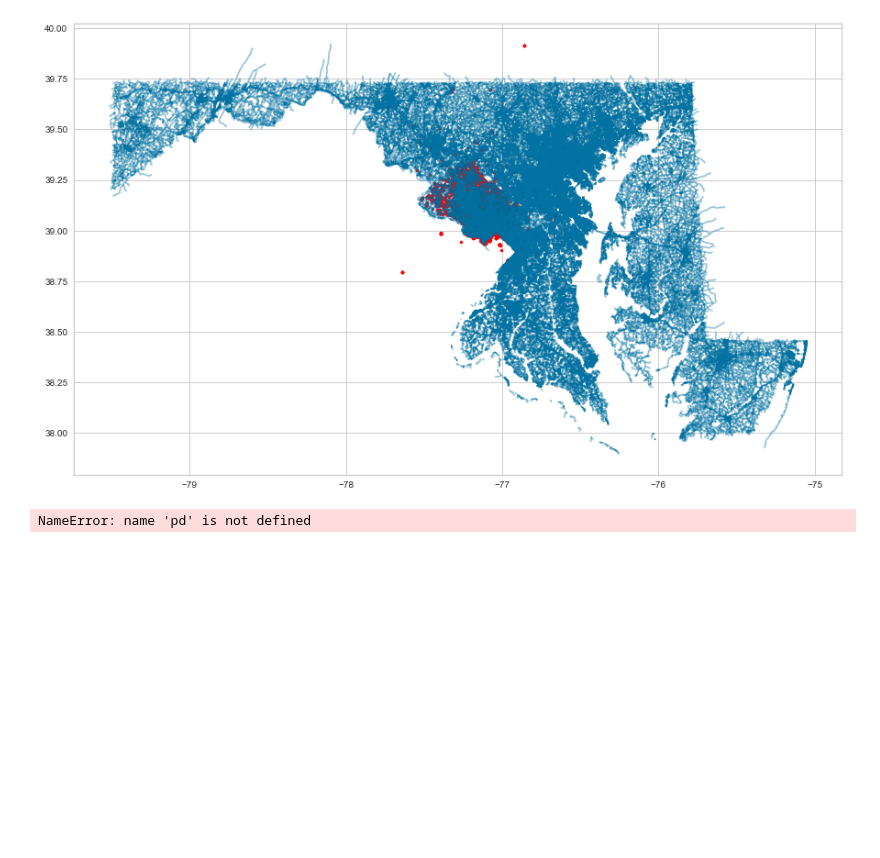
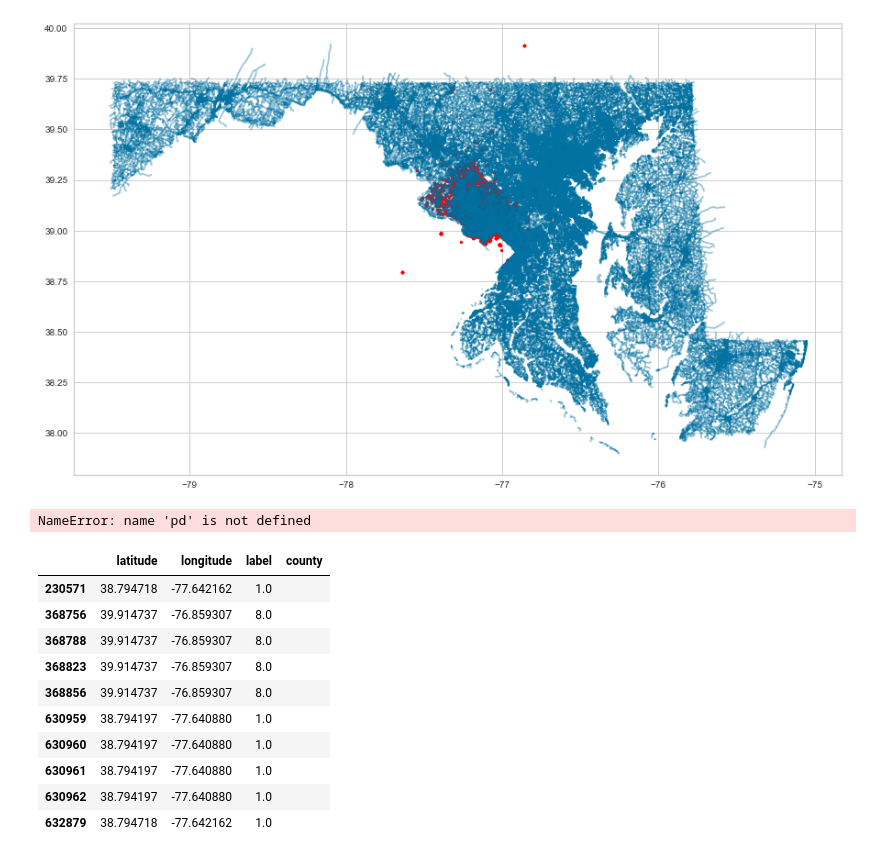
Before and after one commit to matlockhart/cs5830_final, a Jupyter notebook: final.ipynb, the cells around one changed output. Cells and saved outputs as stored; diff of their text form; code cells hidden in the pictures; blank space fills up the shorter version.

```diff
--- a/final.ipynb
+++ b/final.ipynb
@@ -367,0 +368,14 @@ for index, row in location_with_label_df.iterrows():
+# %%
+location_with_label_df[location_with_label_df['county'] == '']
+# %% [output]
+|  | latitude | longitude | label | county |
+| 230571 | 38.794718 | -77.642162 | 1.0 |  |
+| 368756 | 39.914737 | -76.859307 | 8.0 |  |
+| 368788 | 39.914737 | -76.859307 | 8.0 |  |
+| 368823 | 39.914737 | -76.859307 | 8.0 |  |
+| 368856 | 39.914737 | -76.859307 | 8.0 |  |
+| 630959 | 38.794197 | -77.640880 | 1.0 |  |
+| 630960 | 38.794197 | -77.640880 | 1.0 |  |
+| 630961 | 38.794197 | -77.640880 | 1.0 |  |
+| 630962 | 38.794197 | -77.640880 | 1.0 |  |
+| 632879 | 38.794718 | -77.642162 | 1.0 |  |
```
Also changed, not shown: parts of 19 cells of this notebook, 1 other file.
